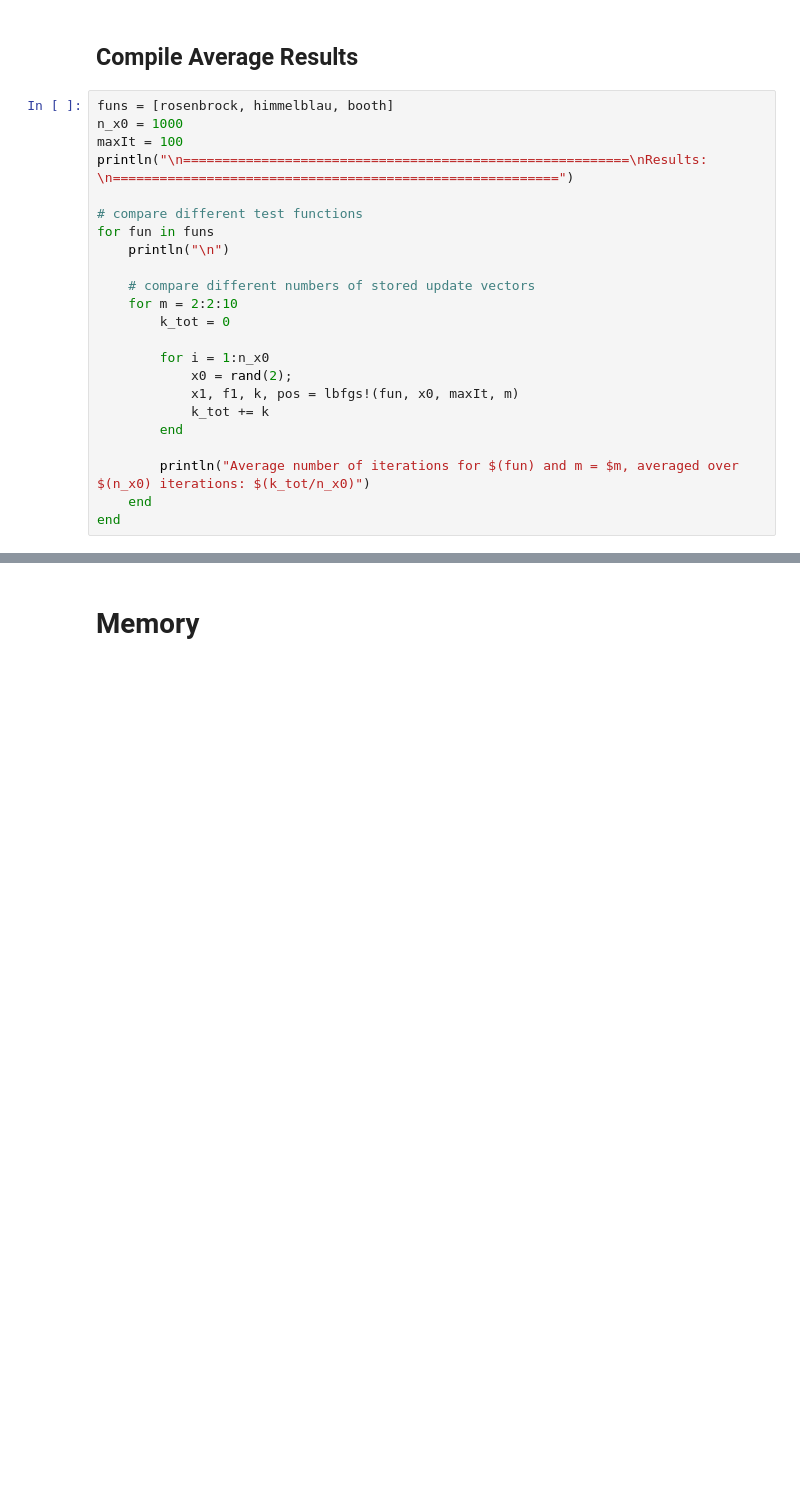
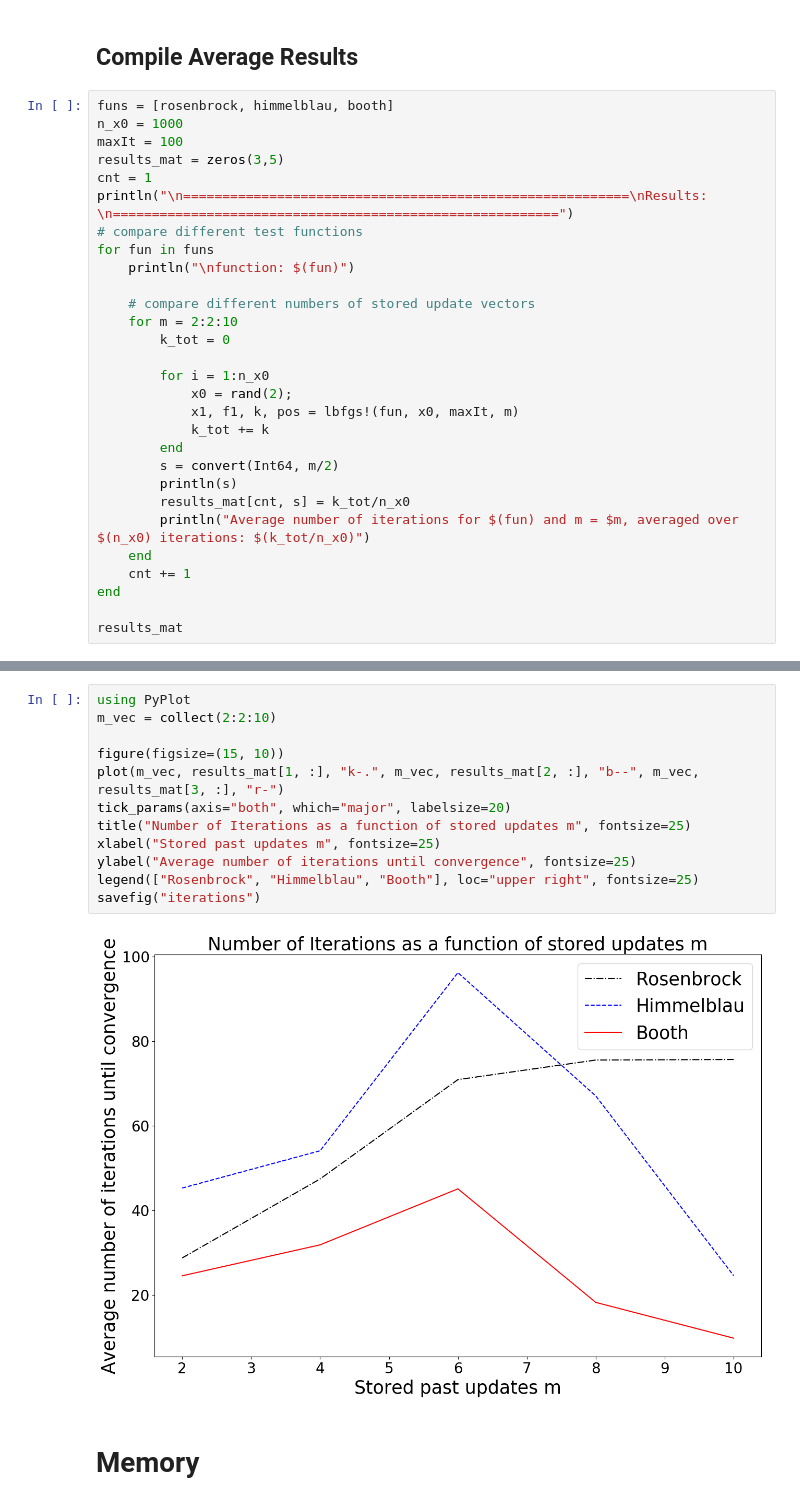
Before and after one commit to simonbatzner/L-BFGS-Julia, a Jupyter notebook: L-BFGS_Project_SW.ipynb, the cells around one changed output, grey strips where cells are left out. Drawn from its saved outputs; the diff is of its cells as text; blank space fills up the shorter version.

Commit message:
updated plots and test problems

```diff
--- a/L-BFGS_Project_SW.ipynb
+++ b/L-BFGS_Project_SW.ipynb
@@ -524,11 +524,12 @@ Results:
 funs = [rosenbrock, himmelblau, booth]
 n_x0 = 1000
 maxIt = 100
+results_mat = zeros(3,5)
+cnt = 1
 println("\n=========================================================\nResults: \n=========================================================")
-
 # compare different test functions
 for fun in funs
-    println("\n")
+    println("\nfunction: $(fun)")
 
     # compare different numbers of stored update vectors
     for m = 2:2:10
@@ -539,10 +540,15 @@ for fun in funs
             x1, f1, k, pos = lbfgs!(fun, x0, maxIt, m)
             k_tot += k
         end
-
+        s = convert(Int64, m/2)
+        println(s)
+        results_mat[cnt, s] = k_tot/n_x0
         println("Average number of iterations for $(fun) and m = $m, averaged over $(n_x0) iterations: $(k_tot/n_x0)")
     end
+    cnt += 1
 end
+
+results_mat
 # %% [output]
 =========================================================
 Results:
@@ -564,3 +574,17 @@ Average number of iterations for booth and m = 10, averaged over 1000 iterations
+# %%
+using PyPlot
+m_vec = collect(2:2:10)
+
+figure(figsize=(15, 10))
+plot(m_vec, results_mat[1, :], "k-.", m_vec, results_mat[2, :], "b--", m_vec, results_mat[3, :], "r-")
+tick_params(axis="both", which="major", labelsize=20)
+title("Number of Iterations as a function of stored updates m", fontsize=25)
+xlabel("Stored past updates m", fontsize=25)
+ylabel("Average number of iterations until convergence", fontsize=25)
+legend(["Rosenbrock", "Himmelblau", "Booth"], loc="upper right", fontsize=25)
+savefig("iterations")
+# %% [output]
+[figure, added]
 # %% [markdown]
 # Memory
 # %%
```
Also changed, not shown: parts of 5 cells of this notebook, 3 other files.
